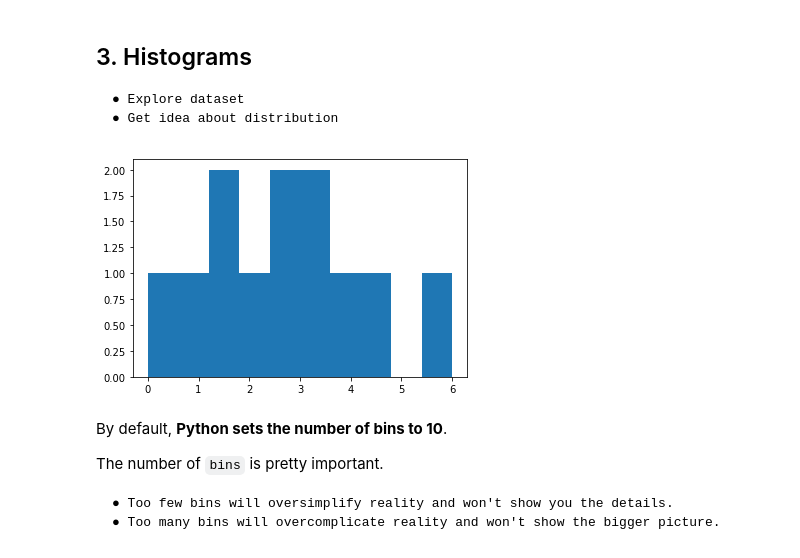
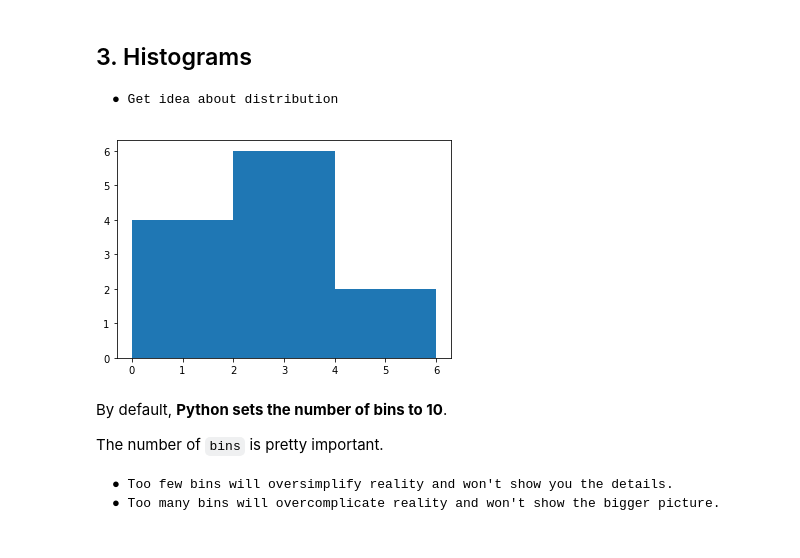
Before and after one commit to BeTKH/DataScieneinPython, a Jupyter notebook: 2. Intermediate Python.ipynb, the cells around one changed output. Cells and saved outputs as stored; diff of their text form; code cells hidden in the pictures.

```diff
--- a/2. Intermediate Python.ipynb
+++ b/2. Intermediate Python.ipynb
@@ -89,17 +90,16 @@ plt.show()
 # %% [markdown]
 ## 3. Histograms
 
-    ● Explore dataset
     ● Get idea about distribution
 # %%
 import matplotlib.pyplot as plt
 # %%
 values = [0,0.6,1.4,1.6,2.2,2.5,2.6,3.2,3.5,3.9,4.2,6]
 # %%
-plt.hist(values) #default bins equals 10
+plt.hist(values, bins=3) #default bins equals 10
 plt.show()
 # %% [output]
-[figure, old version]
+[figure, new version]
 # %% [markdown]
 By default, **Python sets the number of bins to 10**.
 
```
Also changed, not shown: parts of 67 cells of this notebook.
